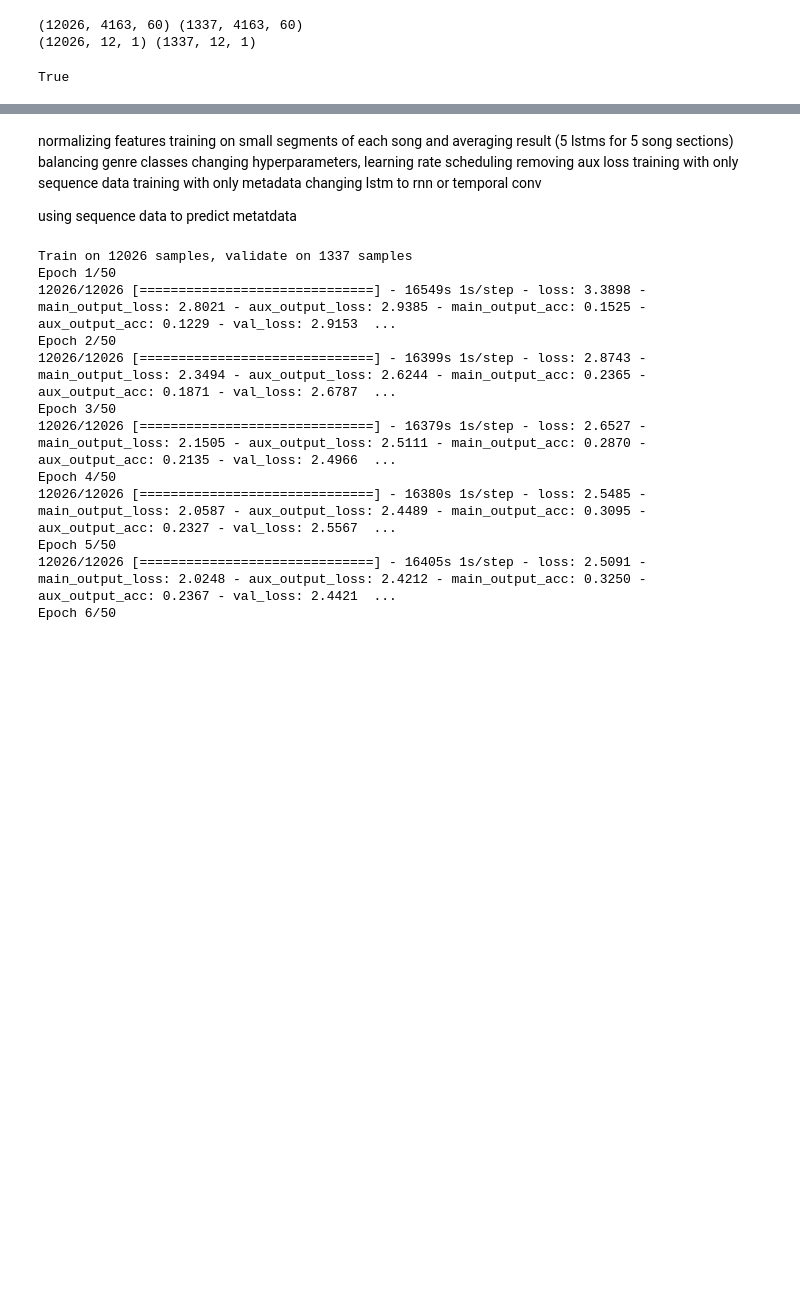
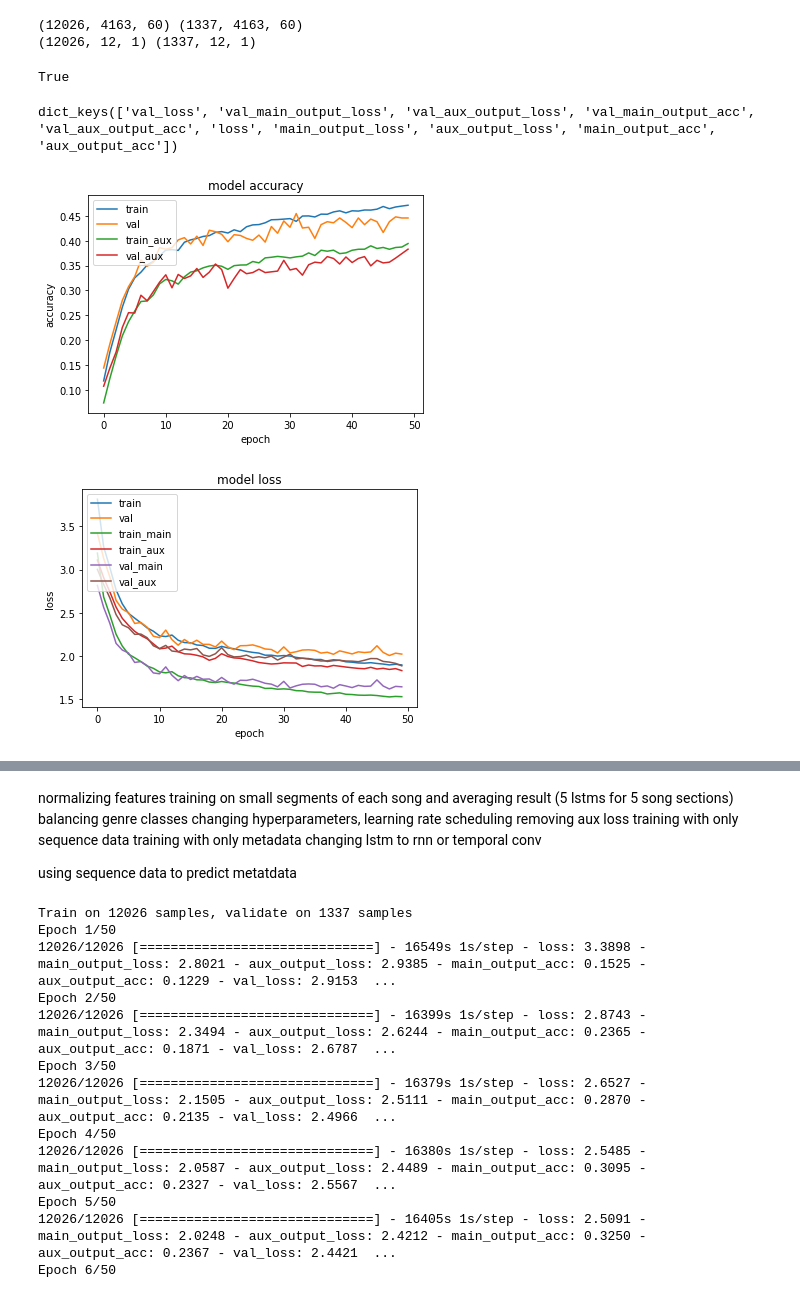
Before and after one commit to zrachlin/spotifire-python, a Jupyter notebook: Genre_Prediction/kerasGenrePrediction.ipynb, the cells around one changed output, grey strips where cells are left out. Cells and saved outputs as stored; diff of their text form; code cells hidden in the pictures; blank space fills up the shorter version.

```diff
--- a/Genre_Prediction/kerasGenrePrediction.ipynb
+++ b/Genre_Prediction/kerasGenrePrediction.ipynb
@@ -146,24 +146,36 @@ parallel_model.compile(optimizer='adam', loss='categorical_crossentropy',
 history = parallel_model.fit([X_train, Xaux_train.reshape(-1,12)], [y_train, y_train],validation_data=([X_test,Xaux_test.reshape(-1,12)],[y_test,y_test]),
           epochs=10, batch_size=32)
 # %%
-# list all data in history
-print(history.history.keys())
-# summarize history for accuracy
-plt.plot(history.history['acc'])
-plt.plot(history.history['val_acc'])
-plt.title('model accuracy')
-plt.ylabel('accuracy')
-plt.xlabel('epoch')
-plt.legend(['train', 'test'], loc='upper left')
-plt.show()
-# summarize history for loss
-plt.plot(history.history['loss'])
-plt.plot(history.history['val_loss'])
-plt.title('model loss')
-plt.ylabel('loss')
-plt.xlabel('epoch')
-plt.legend(['train', 'test'], loc='upper left')
-plt.show()
+def plotHistory(history):
+    # list all data in history
+    print(history.history.keys())
+    # summarize history for accuracy
+    plt.plot(history.history['main_output_acc'])
+    plt.plot(history.history['val_main_output_acc'])
+    plt.plot(history.history['aux_output_acc'])
+    plt.plot(history.history['val_aux_output_acc'])
+    plt.title('model accuracy')
+    plt.ylabel('accuracy')
+    plt.xlabel('epoch')
+    plt.legend(['train', 'val','train_aux','val_aux'], loc='upper left')
+    plt.show()
+    # summarize history for loss
+    plt.plot(history.history['loss'])
+    plt.plot(history.history['val_loss'])
+    plt.plot(history.history['main_output_loss'])
+    plt.plot(history.history['aux_output_loss'])
+    plt.plot(history.history['val_main_output_loss'])
+    plt.plot(history.history['val_aux_output_loss'])
+    plt.title('model loss')
+    plt.ylabel('loss')
+    plt.xlabel('epoch')
+    plt.legend(['train', 'val','train_main','train_aux','val_main','val_aux'], loc='upper left')
+    plt.show()
+plotHistory(history)
+# %% [output]
+dict_keys(['val_loss', 'val_main_output_loss', 'val_aux_output_loss', 'val_main_output_acc', 'val_aux_output_acc', 'loss', 'main_output_loss', 'aux_output_loss', 'main_output_acc', 'aux_output_acc'])
+[figure, added]
+[figure, added]
 # %%
 from tensorflow.python.client import device_lib
 
```
Also changed, not shown: parts of 15 cells of this notebook.
